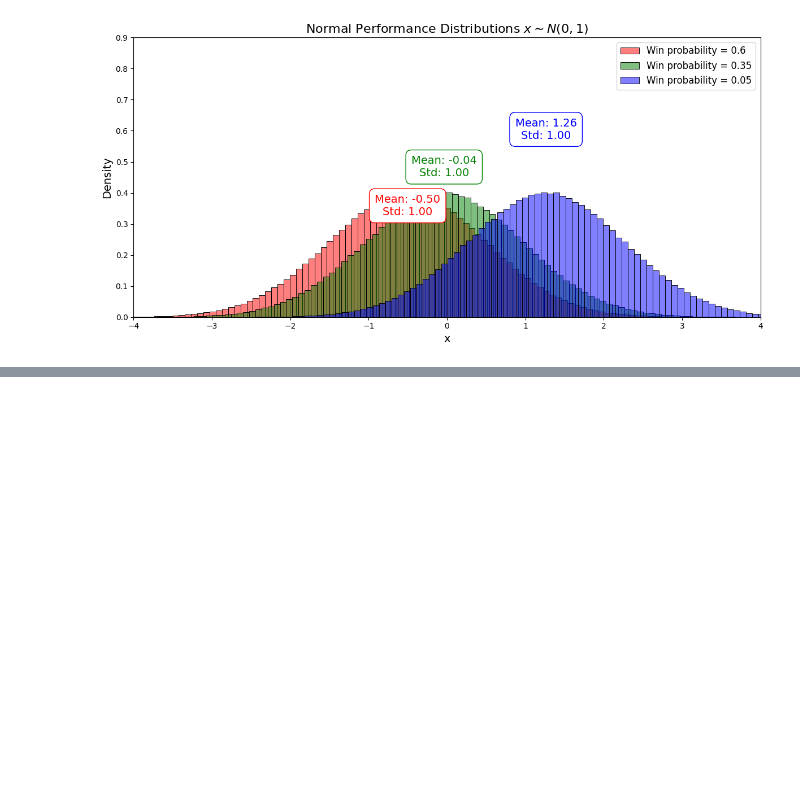
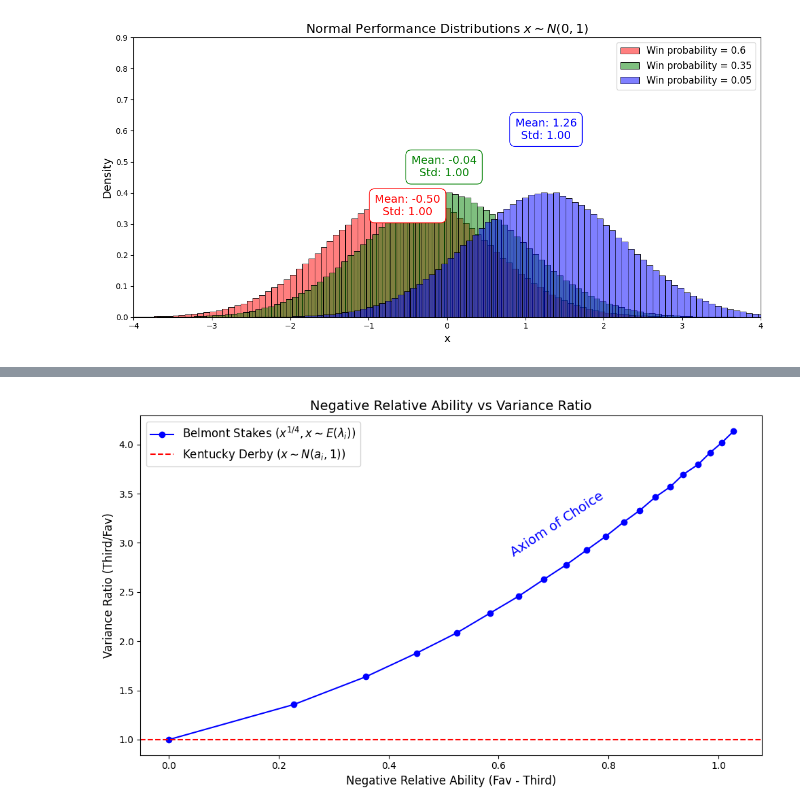
Before and after one commit to microprediction/winningnotebooks, a Jupyter notebook: Normalish_Horse_Race.ipynb, the cells around one changed output, grey strips where cells are left out. Cells and saved outputs as stored; diff of their text form; code cells hidden in the pictures; blank space fills up the shorter version.

```diff
--- a/Normalish_Horse_Race.ipynb
+++ b/Normalish_Horse_Race.ipynb
@@ -207,0 +511,91 @@ plt.show()
+# %%
+import numpy as np
+import matplotlib.pyplot as plt
+
+# Number of samples for each simulation
+n_samples = 1000000
+
+# Define the original hazard rates (base case)
+original_hazard_rates = np.array([0.6, 0.35, 0.05])
+
+# Define a range for shifting mass towards or away from the favorite
+shift_values = np.linspace(-0.55, 0.25, 20)  # Adjusted range for more even spacing
+favorite_index = 0  # Index of the favorite
+
+# Define storage for ability differences and variance ratios
+ability_diffs = []
+variance_ratios = []
+
+# Function to apply the quarter-root transformation
+def quarter_root_transform(samples):
+    return samples ** (1/4)
+
+# Function to calculate mean and standard deviation from transformed samples
+def calculate_stats(samples):
+    return np.mean(samples), np.std(samples)
+
+# Iterate over different shifts in mass
+for shift in shift_values:
+    # Adjust the hazard rates by shifting mass toward/away from the favorite
+    hazard_rates = np.copy(original_hazard_rates)
+    hazard_rates[favorite_index] += shift
+    hazard_rates = [h/(1+shift) for h in hazard_rates]
+    assert abs(sum(hazard_rates)-1)<0.01
+
+    # Ensure the hazard rates still sum to 1
+    hazard_rates = np.clip(hazard_rates, 0.01, 1)
+    hazard_rates /= np.sum(hazard_rates)
+
+    # Generate samples from the exponential distribution
+    samples_fav = np.random.exponential(1 / hazard_rates[0], n_samples)
+    samples_third = np.random.exponential(1 / hazard_rates[2], n_samples)
+
+    # Apply the quarter-root transformation
+    transformed_fav = quarter_root_transform(samples_fav)
+    transformed_third = quarter_root_transform(samples_third)
+
+    # Calculate means and standard deviations
+    mean_fav, std_fav = calculate_stats(transformed_fav)
+    mean_third, std_third = calculate_stats(transformed_third)
+
+    # Calculate the ability difference between the first and third horses
+    ability_diff = mean_fav - mean_third
+
+    # Calculate the variance ratio (std deviation ratio squared)
+    variance_ratio = (std_third / std_fav) ** 2
+
+    # Store the values
+    ability_diffs.append(ability_diff)
+    variance_ratios.append(variance_ratio)
+
+# Convert lists to numpy arrays for easy plotting
+ability_diffs = np.array(ability_diffs)
+variance_ratios = np.array(variance_ratios)
+
+# Create a 2D plot where the variance ratio is on the y-axis, and reverse x-axis
+plt.figure(figsize=(10, 6))
+
+# Plot the main data (Axiom of Choice line) with negative relative ability
+line, = plt.plot(-ability_diffs, variance_ratios, marker='o', linestyle='-', color='b', label="Belmont Stakes ($x^{1/4}, x\sim E(\lambda_i)$)")
+
+# Plot a horizontal red line at y=1 (Normal performance model)
+plt.axhline(y=1, color='r', linestyle='--', label="Kentucky Derby ($x \sim N(a_i,1)$)")
+
+# Set axis labels and title
+plt.xlabel('Negative Relative Ability (Fav - Third)', fontsize=12)
+plt.ylabel('Variance Ratio (Third/Fav)', fontsize=12)
+plt.title('Negative Relative Ability vs Variance Ratio', fontsize=14)
+
+# Increase the size of the legend
+plt.legend(fontsize=12)
+
+# Add text along the curved line
+x_pos = np.mean(-ability_diffs)  # Approximate midpoint on x-axis for the label
+y_pos = np.mean(variance_ratios)  # Approximate midpoint on y-axis for the label
+plt.text(x_pos, y_pos, 'Axiom of Choice', fontsize=14, color='blue', rotation=33, ha='center')
+
+# Show the plot
+plt.tight_layout()
+plt.show()
+# %% [output]
+[figure, added]
```
Also changed, not shown: parts of 5 cells of this notebook.
